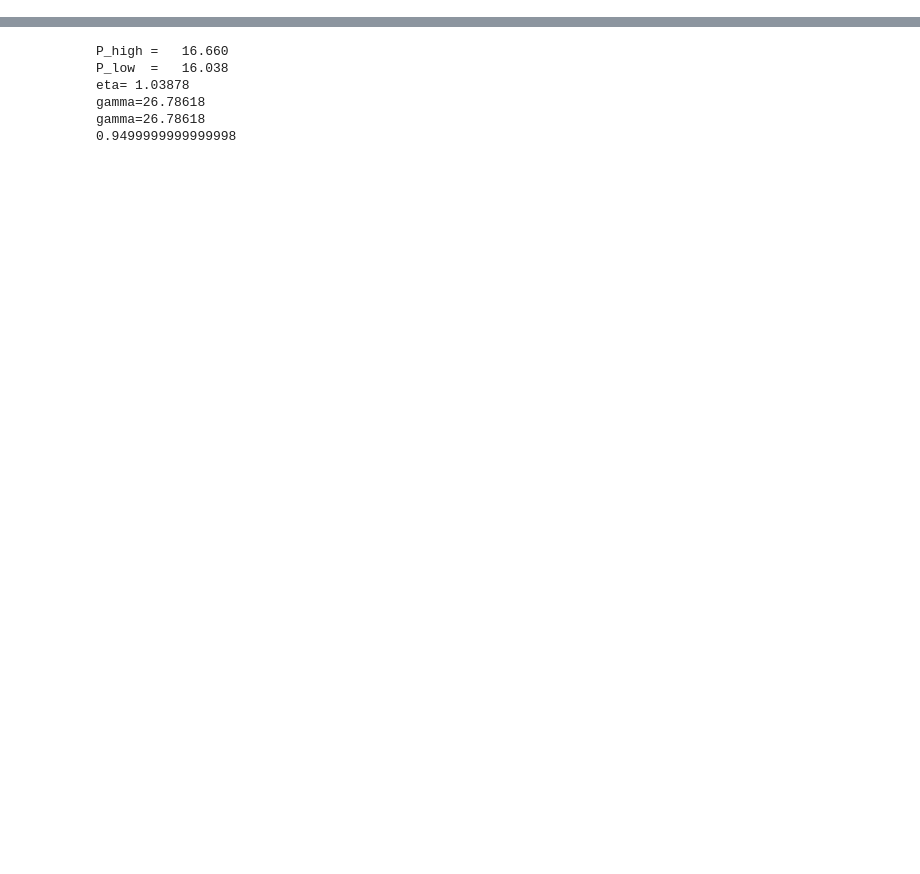
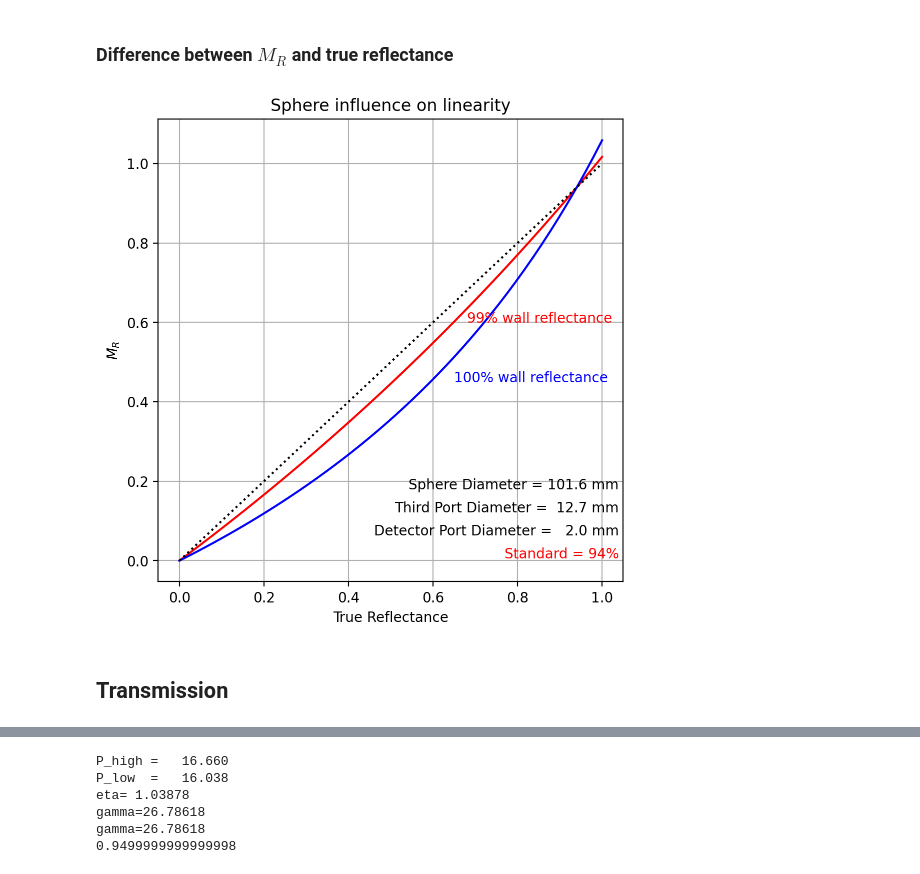
Before and after one commit to scottprahl/iadpython, a Jupyter notebook: docs/measurements.ipynb, the cells around one changed output, grey strips where cells are left out. Saved outputs shown, nothing was run; the diff lists cells and outputs as text; code cells hidden in the pictures; blank space fills up the shorter version.

```diff
--- a/docs/measurements.ipynb
+++ b/docs/measurements.ipynb
@@ -248 +27,39 @@ we note that the baffle remains between the sample (or standard) and the detecto
+# %% [markdown]
+### Difference between $M_R$ and true reflectance
+# %%
+r_sample = np.linspace(0.0,1,50)
+d_sphere = 25.4*4 #mm
+d_sample = 25.4/2
+
+s = iadpython.Sphere(d_sphere, d_sample, d_third=25.4/2, d_detector=2)
+r_standard = 0.94
+s.r_std = r_standard
+s.r_third = r_standard
+
+plt.figure(figsize=(6,6))
+s.r_wall=0.99
+MR = s.MR(r_sample)
+plt.plot(r_sample, MR, color='red')
+plt.text(0.68,0.60,'%g%% wall reflectance'%(100*s.r_wall), color='red', ha='left')
+
+s.r_wall=1.00
+MR = s.MR(r_sample)
+plt.plot(r_sample, MR, color='blue')
+plt.text(0.65,0.45,'%g%% wall reflectance'%(100*s.r_wall), color='blue', ha='left')
+
+plt.plot([0,1],[0,1],':k')
+
+plt.xlabel('True Reflectance')
+plt.ylabel('$M_R$')
+plt.title('Sphere influence on linearity')
+plt.text(1,0.20,"Sphere Diameter = %5.1f mm "%s.d, ha='right', transform=plt.gca().transAxes)
+plt.text(1,0.15,"Third Port Diameter = %5.1f mm "%(s.third.d), ha='right',transform=plt.gca().transAxes)
+plt.text(1,0.10,"Detector Port Diameter = %5.1f mm "%(s.detector.d), ha='right',transform=plt.gca().transAxes)
+plt.text(1,0.05,"Standard = %g%% "%(100*r_standard), ha='right',transform=plt.gca().transAxes,color='red')
+plt.grid()
+plt.show()
+# %% [output]
+[figure, added]
+# %% [markdown]
+## Transmission
 # %% [markdown]
```
Also changed, not shown: parts of 19 cells of this notebook, 4 other files.
